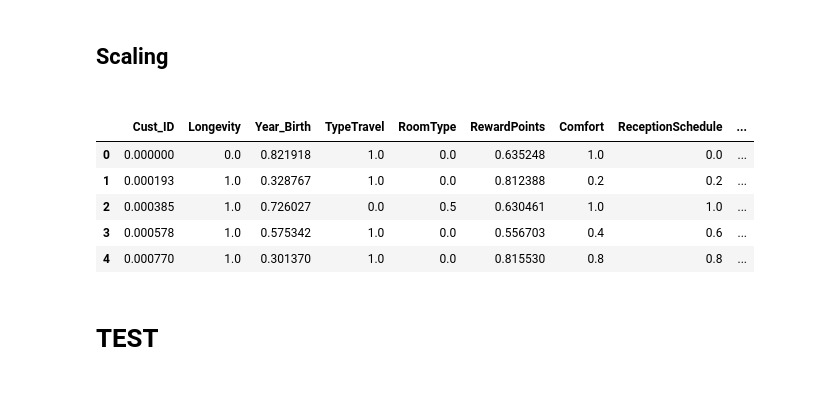
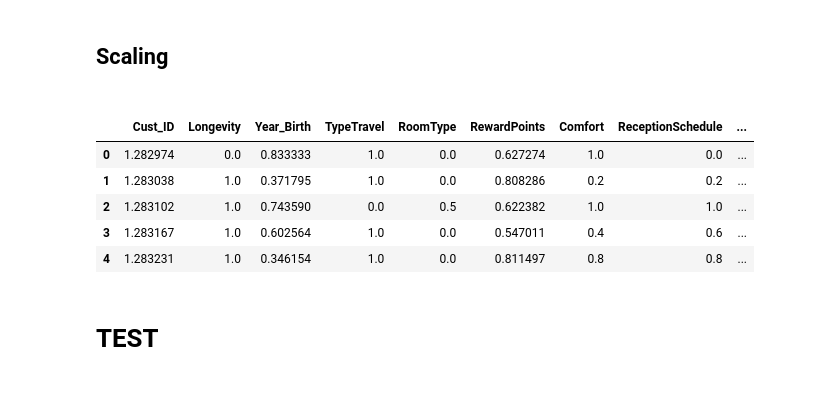
Before and after one commit to Leon209/Project_1-Supervised-Model, a Jupyter notebook: Project 1.ipynb, the cells around one changed output. Saved outputs shown, nothing was run; the diff lists cells and outputs as text; code cells hidden in the pictures.

```diff
--- a/Project 1.ipynb
+++ b/Project 1.ipynb
@@ -434,23 +464,22 @@ memory usage: 893.0+ KB
 # %%
 #Drop name column
 validate.drop(['Name'], axis=1, inplace=True)
 #Scaling
 
 X_validate = validate.drop('Churn', axis = 1)
 y_validate = validate['Churn']
 
-scaler_validate = MinMaxScaler().fit(X_validate)
-minmax_validate = scaler_validate.transform(X_validate)
+minmax_validate = scaler.transform(X_validate)
 
 X_validate = pd.DataFrame(minmax_validate, columns = X_validate.columns)
 X_validate.head()
 # %% [output]
 |  | Cust_ID | Longevity | Year_Birth | TypeTravel | RoomType | RewardPoints | Comfort | ReceptionSchedule | ... |
-| 0 | 0.000000 | 0.0 | 0.821918 | 1.0 | 0.0 | 0.635248 | 1.0 | 0.0 | ... |
-| 1 | 0.000193 | 1.0 | 0.328767 | 1.0 | 0.0 | 0.812388 | 0.2 | 0.2 | ... |
-| 2 | 0.000385 | 1.0 | 0.726027 | 0.0 | 0.5 | 0.630461 | 1.0 | 1.0 | ... |
-| 3 | 0.000578 | 1.0 | 0.575342 | 1.0 | 0.0 | 0.556703 | 0.4 | 0.6 | ... |
-| 4 | 0.000770 | 1.0 | 0.301370 | 1.0 | 0.0 | 0.815530 | 0.8 | 0.8 | ... |
+| 0 | 1.282974 | 0.0 | 0.833333 | 1.0 | 0.0 | 0.627274 | 1.0 | 0.0 | ... |
+| 1 | 1.283038 | 1.0 | 0.371795 | 1.0 | 0.0 | 0.808286 | 0.2 | 0.2 | ... |
+| 2 | 1.283102 | 1.0 | 0.743590 | 0.0 | 0.5 | 0.622382 | 1.0 | 1.0 | ... |
+| 3 | 1.283167 | 1.0 | 0.602564 | 1.0 | 0.0 | 0.547011 | 0.4 | 0.6 | ... |
+| 4 | 1.283231 | 1.0 | 0.346154 | 1.0 | 0.0 | 0.811497 | 0.8 | 0.8 | ... |
 # %% [markdown]
 <h1>TEST<h1>
 # %% [markdown]
```
Also changed, not shown: parts of 41 cells of this notebook.
